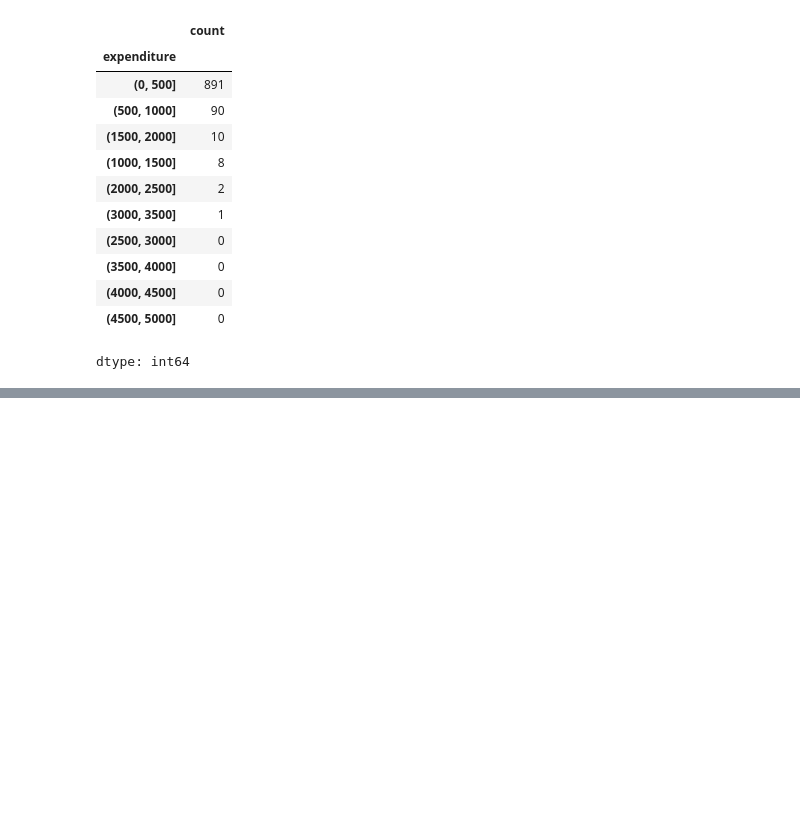
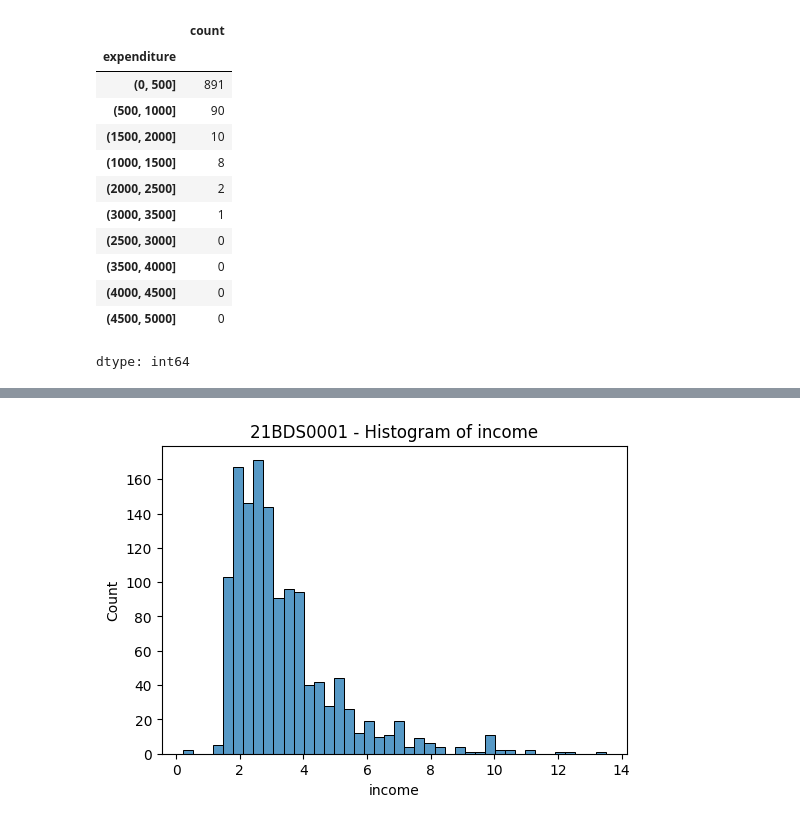
Before and after one commit to mukund-n/EDA---DA---21BDS0001, a Jupyter notebook: EDA_21BDS0001.ipynb, the cells around one changed output, grey strips where cells are left out. Saved outputs shown, nothing was run; the diff lists cells and outputs as text; code cells hidden in the pictures; blank space fills up the shorter version.

```diff
--- a/EDA_21BDS0001.ipynb
+++ b/EDA_21BDS0001.ipynb
@@ -194,0 +246,7 @@ dtype: int64
+# %%
+plt.figure(figsize=(6,4))
+sns.histplot(BDS0001['income'])
+plt.title('21BDS0001 - Histogram of income')
+plt.show()
+# %% [output]
+[figure, added]
```
Also changed, not shown: parts of 28 cells of this notebook.
